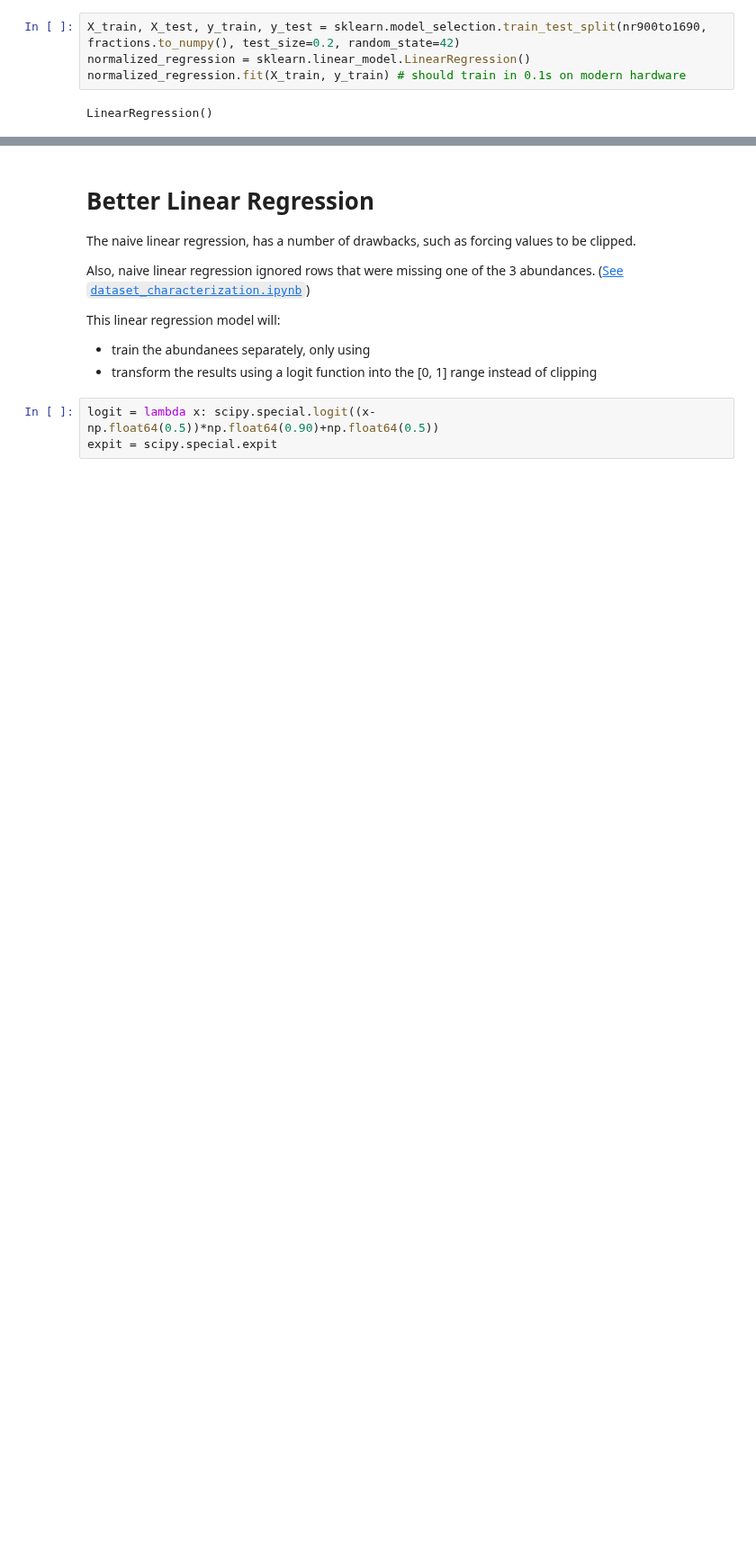
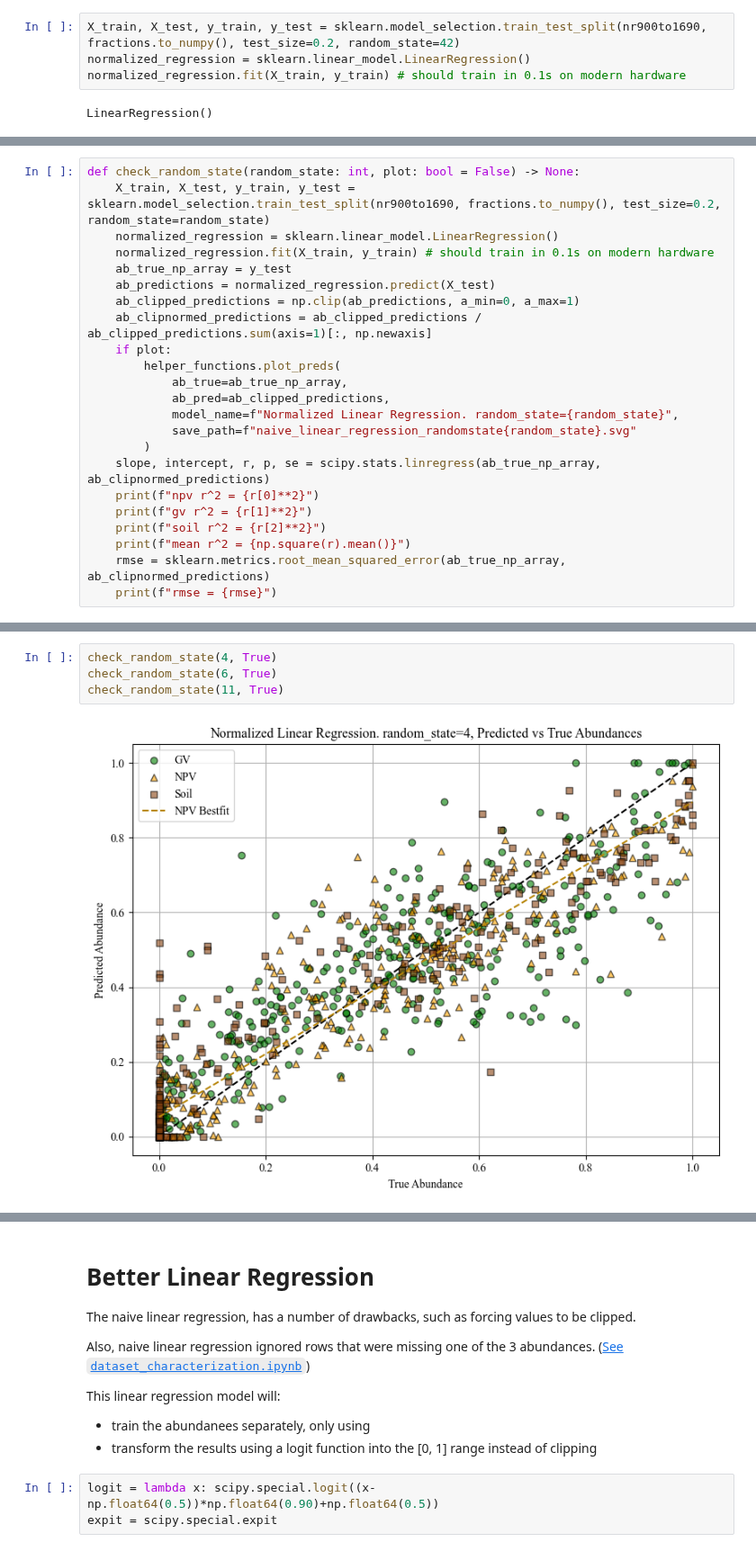
Before and after one commit to utat-ss/FINCH-Science_Unmixing, a Jupyter notebook: runs/classicalml/linear_reg/linear_regression.ipynb, the cells around one changed output, grey strips where cells are left out. Shown at 90% size. Saved outputs shown, nothing was run; the diff lists cells and outputs as text; blank space fills up the shorter version.

```diff
--- a/runs/classicalml/linear_reg/linear_regression.ipynb
+++ b/runs/classicalml/linear_reg/linear_regression.ipynb
@@ -157,0 +189,23 @@ rmse = 0.1149979954806526
+# %%
+def check_random_state(random_state: int, plot: bool = False) -> None:
+    X_train, X_test, y_train, y_test = sklearn.model_selection.train_test_split(nr900to1690, fractions.to_numpy(), test_size=0.2, random_state=random_state)
+    normalized_regression = sklearn.linear_model.LinearRegression()
+    normalized_regression.fit(X_train, y_train) # should train in 0.1s on modern hardware
+    ab_true_np_array = y_test
+    ab_predictions = normalized_regression.predict(X_test)
+    ab_clipped_predictions = np.clip(ab_predictions, a_min=0, a_max=1)
+    ab_clipnormed_predictions = ab_clipped_predictions / ab_clipped_predictions.sum(axis=1)[:, np.newaxis]
+    if plot:
+        helper_functions.plot_preds(
+            ab_true=ab_true_np_array,
+            ab_pred=ab_clipped_predictions,
+            model_name=f"Normalized Linear Regression. random_state={random_state}",
+            save_path=f"naive_linear_regression_randomstate{random_state}.svg"
+        )
+    slope, intercept, r, p, se = scipy.stats.linregress(ab_true_np_array, ab_clipnormed_predictions)
+    print(f"npv r^2 = {r[0]**2}")
+    print(f"gv r^2 = {r[1]**2}")
+    print(f"soil r^2 = {r[2]**2}")
+    print(f"mean r^2 = {np.square(r).mean()}")
+    rmse = sklearn.metrics.root_mean_squared_error(ab_true_np_array, ab_clipnormed_predictions)
+    print(f"rmse = {rmse}")
@@ -157,0 +234,6 @@ rmse = 0.1149979954806526
+# %%
+check_random_state(4, True)
+check_random_state(6, True)
+check_random_state(11, True)
+# %% [output]
+[figure, added]
```
Also changed, not shown: parts of 6 cells of this notebook, 2 other files.
